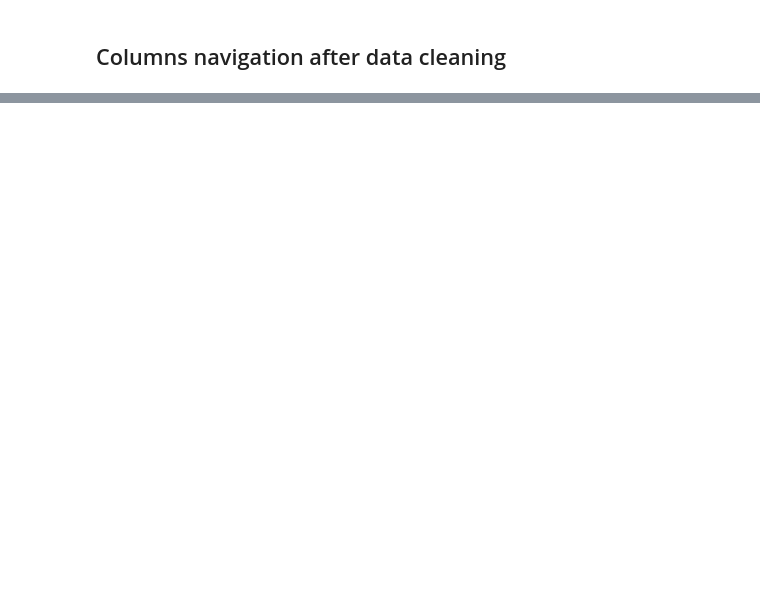
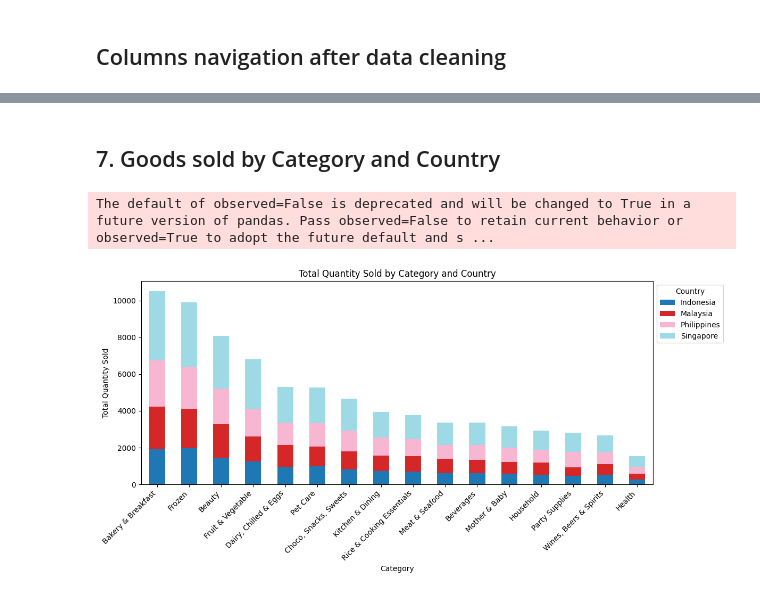
Before and after one commit to TetianaZalivan/Python-Tasks-for-Data-Analytics-, a Jupyter notebook: Final Project - Grocery store sales analysis.ipynb, the cells around one changed output, grey strips where cells are left out. Cells and saved outputs as stored; diff of their text form; code cells hidden in the pictures; blank space fills up the shorter version.

```diff
--- a/Final Project - Grocery store sales analysis.ipynb
+++ b/Final Project - Grocery store sales analysis.ipynb
@@ -282,0 +477,19 @@ None
+# %% [markdown]
+## 7. Goods sold by Category and Country
+# %%
+category_country_summary = cleaned_df.groupby(['Category', 'Country'])['QTY'].sum().unstack()
+
+category_country_summary = category_country_summary.loc[
+    category_country_summary.sum(axis=1).sort_values(ascending=False).index]
+
+category_country_summary.plot(kind='bar', stacked=True, figsize=(12, 6), cmap='tab20')
+plt.title('Total Quantity Sold by Category and Country')
+plt.xlabel('Category')
+plt.ylabel('Total Quantity Sold')
+plt.xticks(rotation=45, ha='right')
+plt.legend(title='Country', bbox_to_anchor=(1, 1), loc='upper left')
+plt.tight_layout()
+plt.show()
+# %% [output]
+The default of observed=False is deprecated and will be changed to True in a future version of pandas. Pass observed=False to retain current behavior or observed=True to adopt the future default and s ...
+[figure, added]
```
Also changed, not shown: parts of 47 cells of this notebook.
